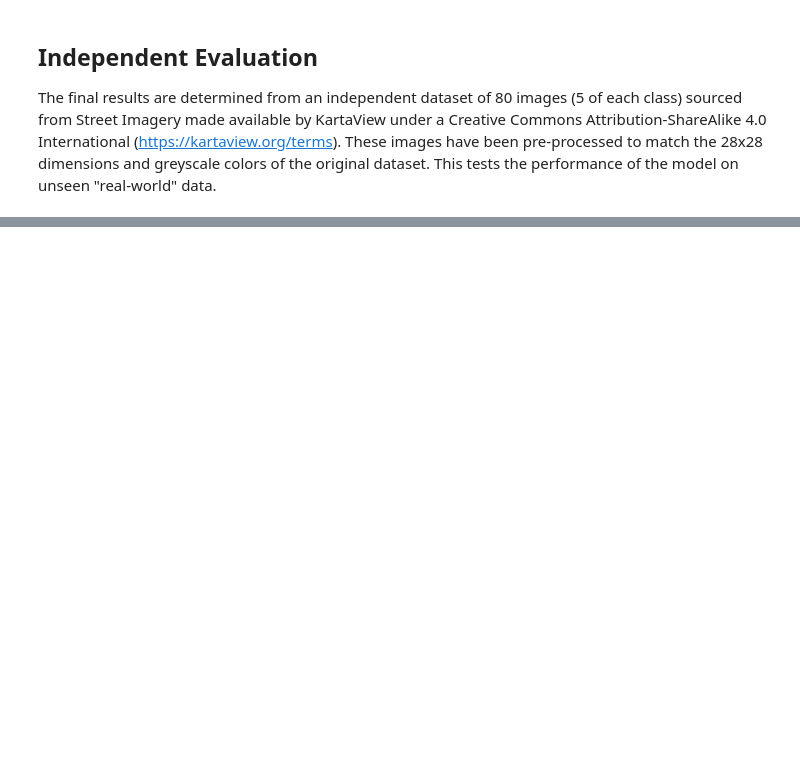
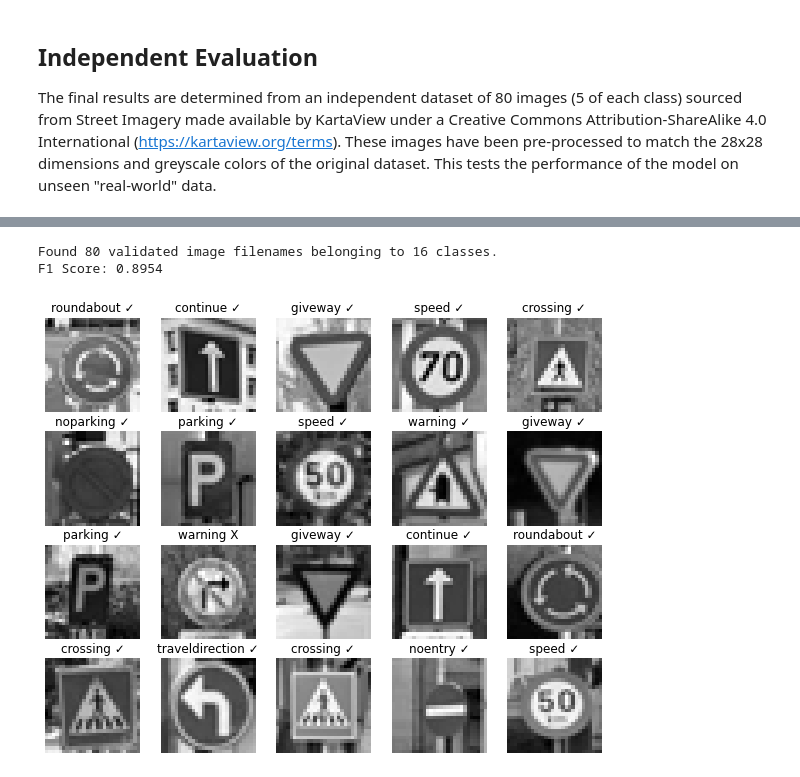
Before and after one commit to Ethan-Rayner/RoadSignClassification, a Jupyter notebook: dan_merge.ipynb, the cells around one changed output, grey strips where cells are left out. Saved outputs shown, nothing was run; the diff lists cells and outputs as text; code cells hidden in the pictures; blank space fills up the shorter version.

```diff
--- a/dan_merge.ipynb
+++ b/dan_merge.ipynb
@@ -99,0 +95,8 @@ ZeroDivisionError: division by zero
+# %%
+vgg_test_images = create_test_generator(IMAGES_FILE, CLASS_COLUMN, IMAGE_SIZE, 1)
+show_visual_results(vgg_model, vgg_test_images, NUM_TO_VISUALIZE)
+score_f1(vgg_model, vgg_test_images)
+# %% [output]
+Found 80 validated image filenames belonging to 16 classes.
+F1 Score: 0.8954
+[figure, added]
```
Also changed, not shown: parts of 3 cells of this notebook, 2 other files.
